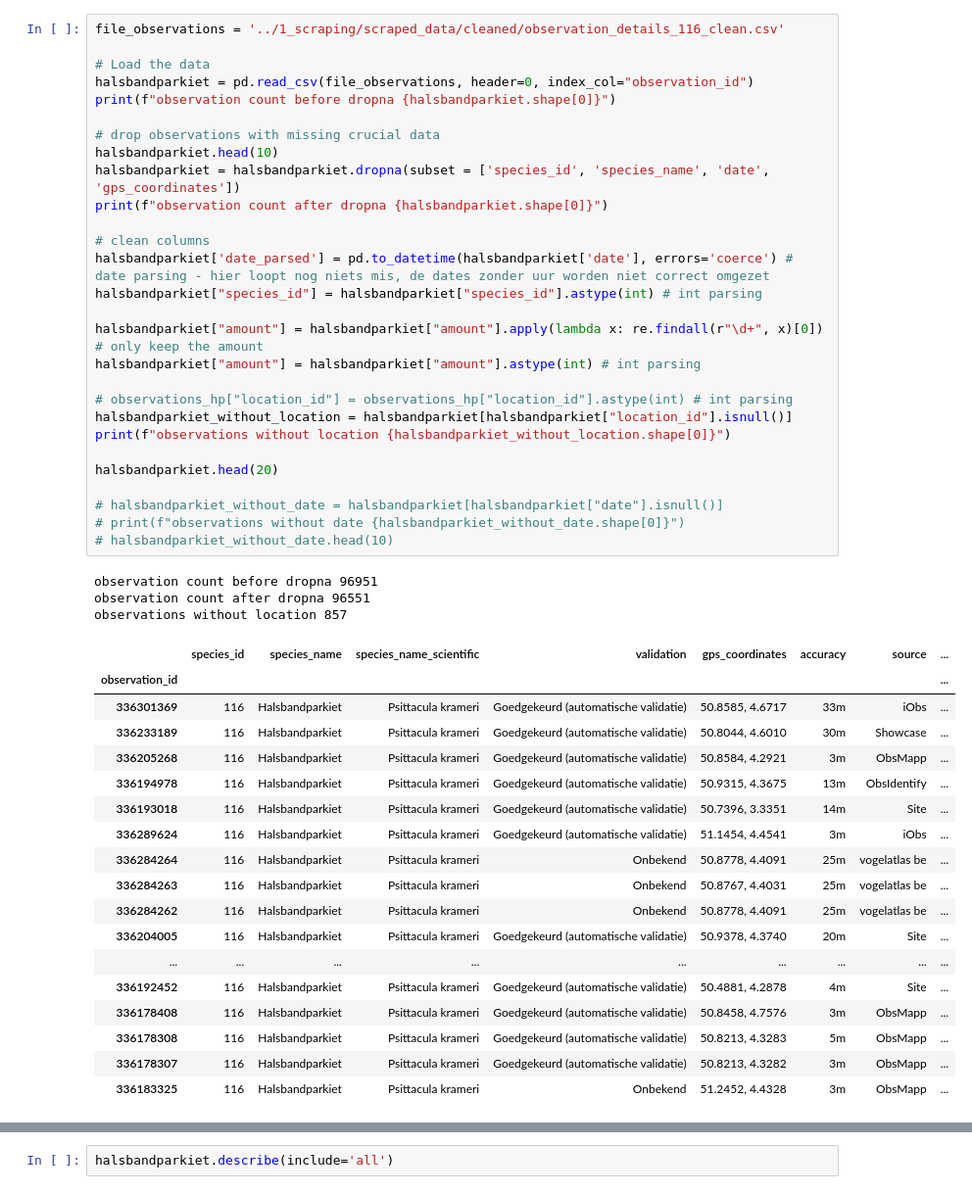
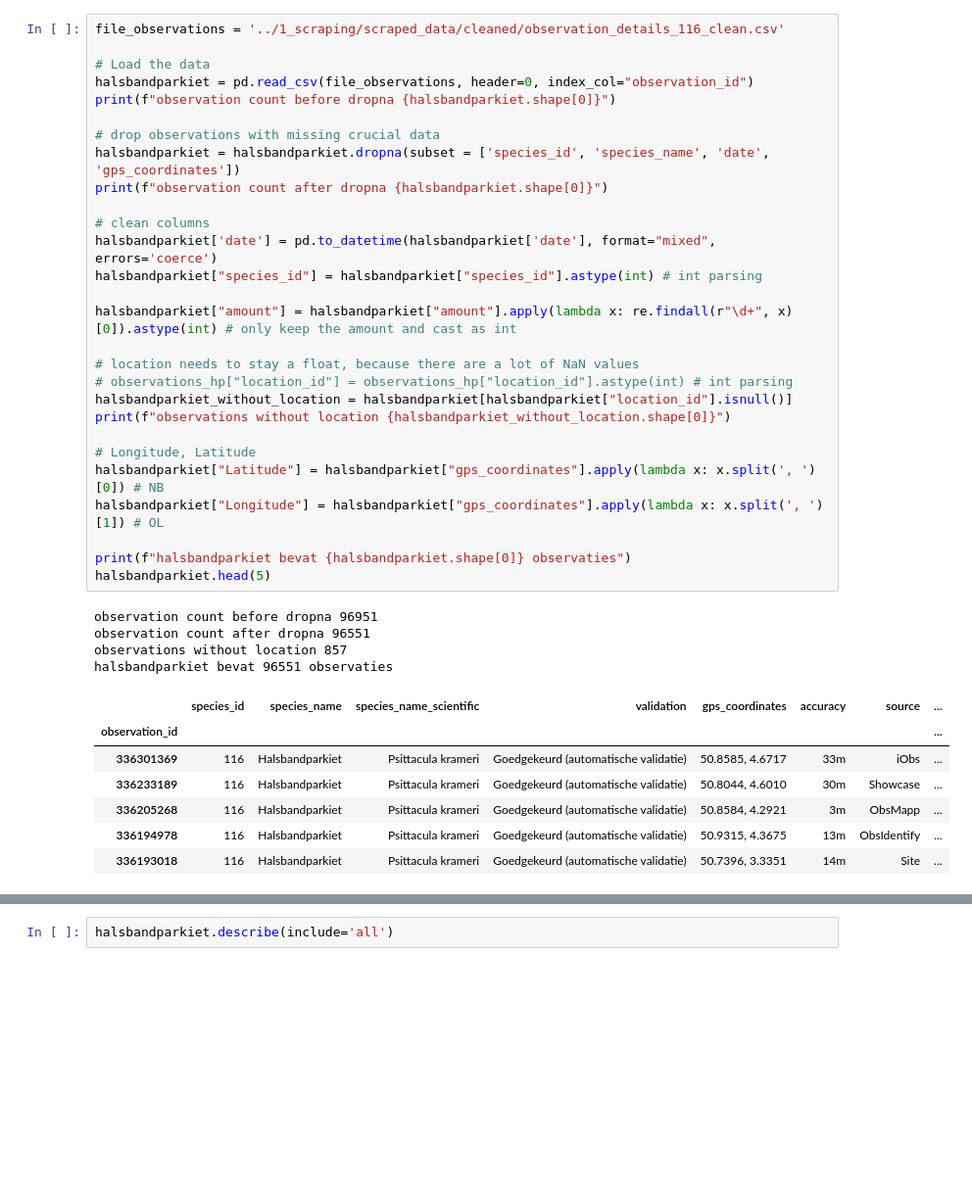
Before and after one commit to AnnelyseBe/syntra_eindwerk_birds, a Jupyter notebook: 99_experiment/visualisation_halsbandparkiet.ipynb, the cells around one changed output, grey strips where cells are left out. Shown: that part at 98% size. Drawn from its saved outputs; the diff is of its cells as text; blank space fills up the shorter version.

```diff
--- a/99_experiment/visualisation_halsbandparkiet.ipynb
+++ b/99_experiment/visualisation_halsbandparkiet.ipynb
@@ -10,49 +12,39 @@ pd.set_option('display.max_rows', None)
 file_observations = '../1_scraping/scraped_data/cleaned/observation_details_116_clean.csv'
 
 # Load the data
 halsbandparkiet = pd.read_csv(file_observations, header=0, index_col="observation_id")
 print(f"observation count before dropna {halsbandparkiet.shape[0]}")
 
 # drop observations with missing crucial data
-halsbandparkiet.head(10)
 halsbandparkiet = halsbandparkiet.dropna(subset = ['species_id', 'species_name', 'date', 'gps_coordinates'])
 print(f"observation count after dropna {halsbandparkiet.shape[0]}")
 
 # clean columns
-halsbandparkiet['date_parsed'] = pd.to_datetime(halsbandparkiet['date'], errors='coerce') # date parsing - hier loopt nog niets mis, de dates zonder uur worden niet correct omgezet
+halsbandparkiet['date'] = pd.to_datetime(halsbandparkiet['date'], format="mixed", errors='coerce')
 halsbandparkiet["species_id"] = halsbandparkiet["species_id"].astype(int) # int parsing
 
-halsbandparkiet["amount"] = halsbandparkiet["amount"].apply(lambda x: re.findall(r"\d+", x)[0]) # only keep the amount
-halsbandparkiet["amount"] = halsbandparkiet["amount"].astype(int) # int parsing
+halsbandparkiet["amount"] = halsbandparkiet["amount"].apply(lambda x: re.findall(r"\d+", x)[0]).astype(int) # only keep the amount and cast as int
 
+# location needs to stay a float, because there are a lot of NaN values
 # observations_hp["location_id"] = observations_hp["location_id"].astype(int) # int parsing
 halsbandparkiet_without_location = halsbandparkiet[halsbandparkiet["location_id"].isnull()]
 print(f"observations without location {halsbandparkiet_without_location.shape[0]}")
 
-halsbandparkiet.head(20)
+# Longitude, Latitude
+halsbandparkiet["Latitude"] = halsbandparkiet["gps_coordinates"].apply(lambda x: x.split(', ')[0]) # NB
+halsbandparkiet["Longitude"] = halsbandparkiet["gps_coordinates"].apply(lambda x: x.split(', ')[1]) # OL
 
-# halsbandparkiet_without_date = halsbandparkiet[halsbandparkiet["date"].isnull()]
-# print(f"observations without date {halsbandparkiet_without_date.shape[0]}")
-# halsbandparkiet_without_date.head(10)
+print(f"halsbandparkiet bevat {halsbandparkiet.shape[0]} observaties")
+halsbandparkiet.head(5)
 # %% [output]
 observation count before dropna 96951
 observation count after dropna 96551
 observations without location 857
+halsbandparkiet bevat 96551 observaties
 |  | species_id | species_name | species_name_scientific | validation | gps_coordinates | accuracy | source | ... |
 | observation_id |  |  |  |  |  |  |  | ... |
 | 336301369 | 116 | Halsbandparkiet | Psittacula krameri | Goedgekeurd (automatische validatie) | 50.8585, 4.6717 | 33m | iObs | ... |
 | 336233189 | 116 | Halsbandparkiet | Psittacula krameri | Goedgekeurd (automatische validatie) | 50.8044, 4.6010 | 30m | Showcase | ... |
 | 336205268 | 116 | Halsbandparkiet | Psittacula krameri | Goedgekeurd (automatische validatie) | 50.8584, 4.2921 | 3m | ObsMapp | ... |
 | 336194978 | 116 | Halsbandparkiet | Psittacula krameri | Goedgekeurd (automatische validatie) | 50.9315, 4.3675 | 13m | ObsIdentify | ... |
 | 336193018 | 116 | Halsbandparkiet | Psittacula krameri | Goedgekeurd (automatische validatie) | 50.7396, 3.3351 | 14m | Site | ... |
-| 336289624 | 116 | Halsbandparkiet | Psittacula krameri | Goedgekeurd (automatische validatie) | 51.1454, 4.4541 | 3m | iObs | ... |
-| 336284264 | 116 | Halsbandparkiet | Psittacula krameri | Onbekend | 50.8778, 4.4091 | 25m | vogelatlas be | ... |
-| 336284263 | 116 | Halsbandparkiet | Psittacula krameri | Onbekend | 50.8767, 4.4031 | 25m | vogelatlas be | ... |
-| 336284262 | 116 | Halsbandparkiet | Psittacula krameri | Onbekend | 50.8778, 4.4091 | 25m | vogelatlas be | ... |
-| 336204005 | 116 | Halsbandparkiet | Psittacula krameri | Goedgekeurd (automatische validatie) | 50.9378, 4.3740 | 20m | Site | ... |
-| ... | ... | ... | ... | ... | ... | ... | ... | ... |
-| 336192452 | 116 | Halsbandparkiet | Psittacula krameri | Goedgekeurd (automatische validatie) | 50.4881, 4.2878 | 4m | Site | ... |
-| 336178408 | 116 | Halsbandparkiet | Psittacula krameri | Goedgekeurd (automatische validatie) | 50.8458, 4.7576 | 3m | ObsMapp | ... |
-| 336178308 | 116 | Halsbandparkiet | Psittacula krameri | Goedgekeurd (automatische validatie) | 50.8213, 4.3283 | 5m | ObsMapp | ... |
-| 336178307 | 116 | Halsbandparkiet | Psittacula krameri | Goedgekeurd (automatische validatie) | 50.8213, 4.3282 | 3m | ObsMapp | ... |
-| 336183325 | 116 | Halsbandparkiet | Psittacula krameri | Onbekend | 51.2452, 4.4328 | 3m | ObsMapp | ... |
```
Also changed, not shown: parts of 10 cells of this notebook, 4 other files.
